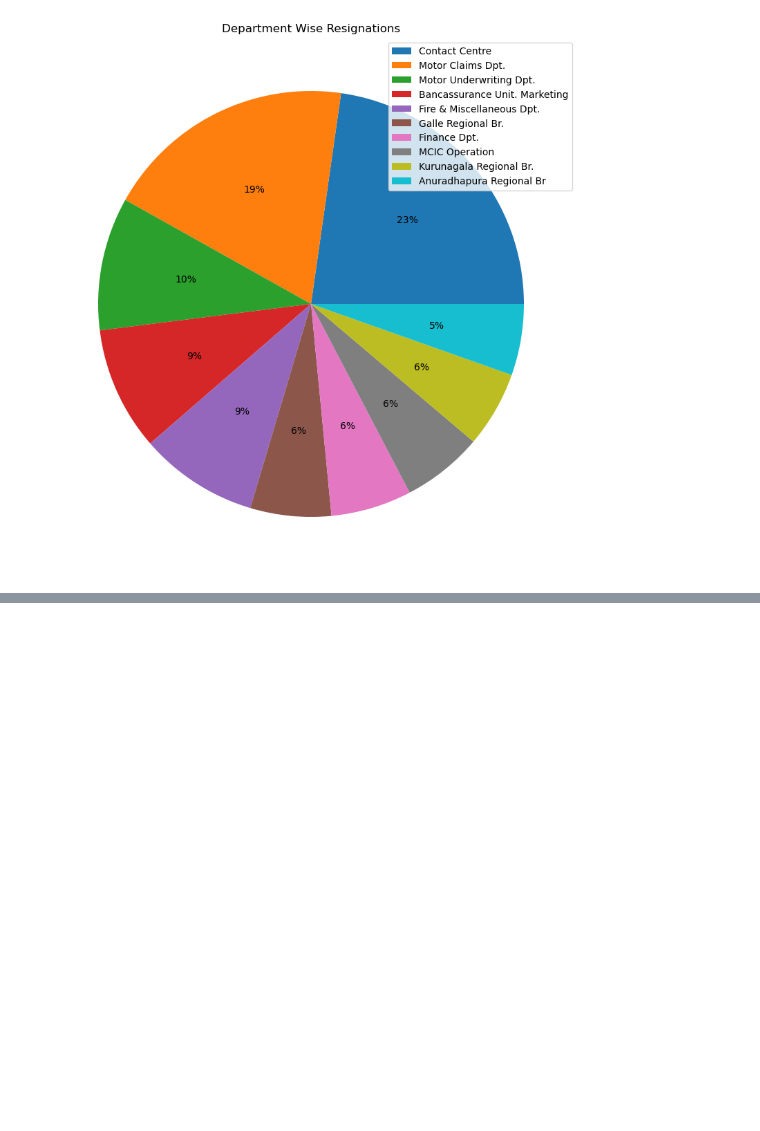
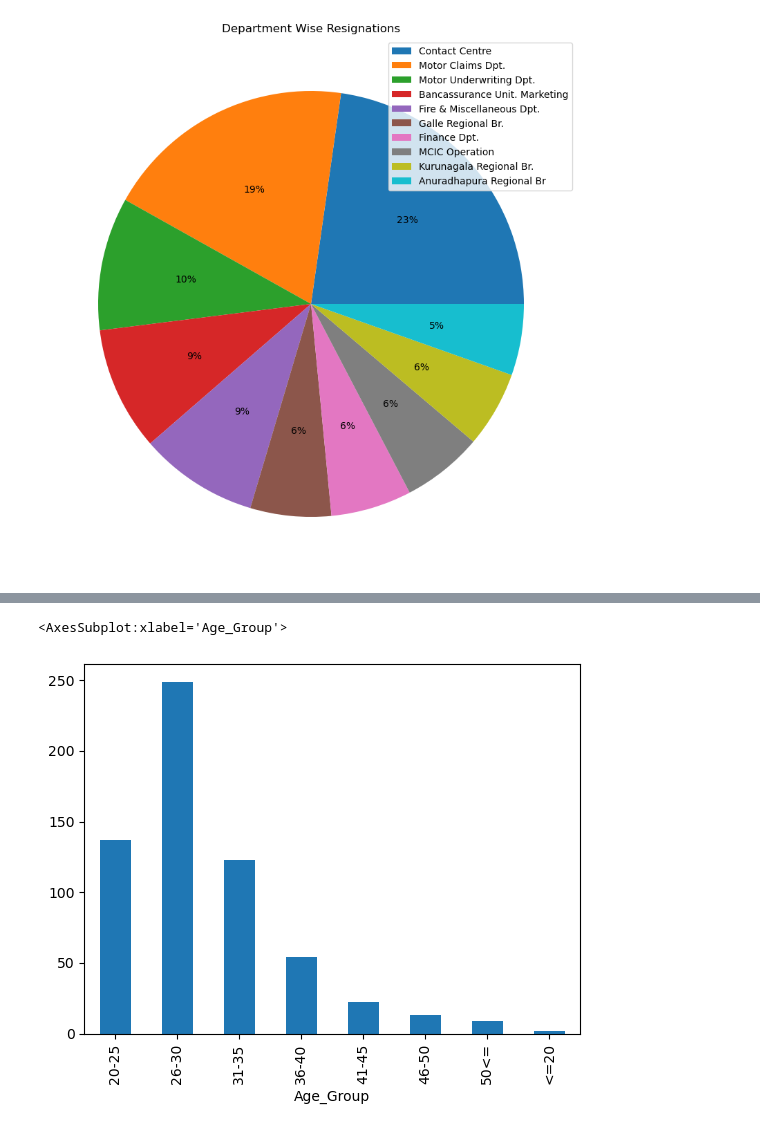
Before and after one commit to kgsindika/PIL-Work, a Jupyter notebook: HR Data Analysis.ipynb, the cells around one changed output, grey strips where cells are left out. Cells and saved outputs as stored; diff of their text form; code cells hidden in the pictures; blank space fills up the shorter version.

```diff
--- a/HR Data Analysis.ipynb
+++ b/HR Data Analysis.ipynb
@@ -3,5 +4,5 @@ import pandas as pd
 # %%
-staff_df = pd.read_excel("StaffList-20-02-2023.xlsx",index_col = False)
+staff_df = pd.read_excel("HR Data Analysis-StaffList-20-02-2023.xlsx",index_col = False)
 # %%
 staff_df.head()
 # %% [output]
@@ -148,0 +219,15 @@ plot = resigned_deptwise_df.head(10).plot(kind='pie', y='Count', autopct='%1.0f%
+# %%
+# Calculate the employee's age
+
+today = date.today()
+
+# This function converts given date to age
+def age(born):
+    today = date.today()
+    return today.year - born.year - ((today.month,
+                                      today.day) < (born.month,
+                                                    born.day))
+
+
+active_df['Age'] = active_df['Date_of_Birth'].apply(age)
+active_df.head()
@@ -148,0 +241,13 @@ plot = resigned_deptwise_df.head(10).plot(kind='pie', y='Count', autopct='%1.0f%
+# %%
+today = date.today()
+
+# This function converts given date to no.of years working at PI
+def PI_Years(joined_date):
+    today = date.today()
+    return today.year - joined_date.year - ((today.month,
+                                      today.day) < (joined_date.month,
+                                                    joined_date.day))
+
+
+active_df['PI_No_Of_Years'] = active_df['Joined_Date'].apply(PI_Years)
+active_df.head()
@@ -148,0 +269,11 @@ plot = resigned_deptwise_df.head(10).plot(kind='pie', y='Count', autopct='%1.0f%
+# %%
+active_df.loc[active_df['Age']<=20, "Age_Group"] = "<=20"
+active_df.loc[active_df['Age'].between(20,25), "Age_Group"] = "20-25"
+active_df.loc[active_df['Age'].between(26,30), "Age_Group"] = "26-30"
+active_df.loc[active_df['Age'].between(31,35), "Age_Group"] = "31-35"
+active_df.loc[active_df['Age'].between(36,40), "Age_Group"] = "36-40"
+active_df.loc[active_df['Age'].between(41,45), "Age_Group"] = "41-45"
+active_df.loc[active_df['Age'].between(46,50), "Age_Group"] = "46-50"
+active_df.loc[active_df['Age']>= 50, "Age_Group"] = "50<="
+
+active_df.head()
@@ -148,0 +300,5 @@ plot = resigned_deptwise_df.head(10).plot(kind='pie', y='Count', autopct='%1.0f%
+# %%
+active_df.groupby(["Age_Group"]).size().plot.bar()
+# %% [output]
+<AxesSubplot:xlabel='Age_Group'>
+[figure, added]
```
Also changed, not shown: parts of 13 cells of this notebook.
